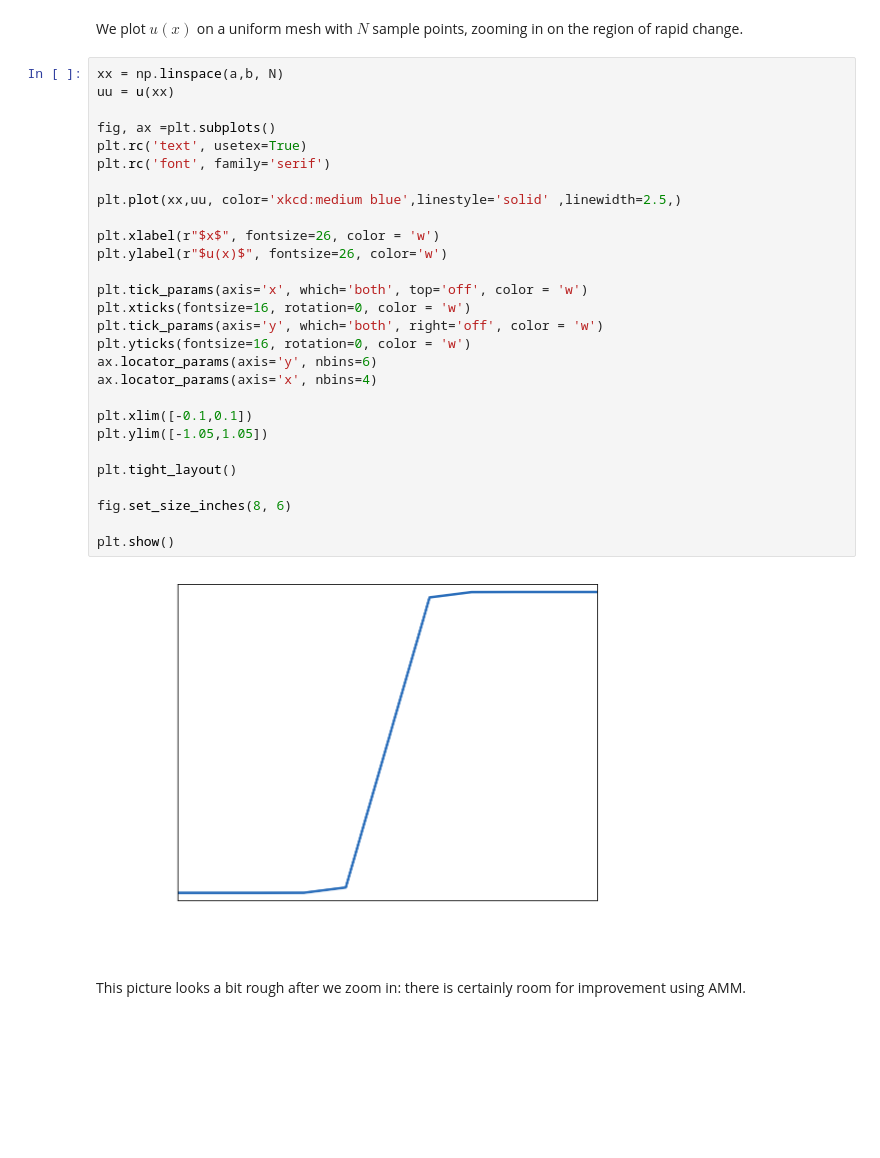
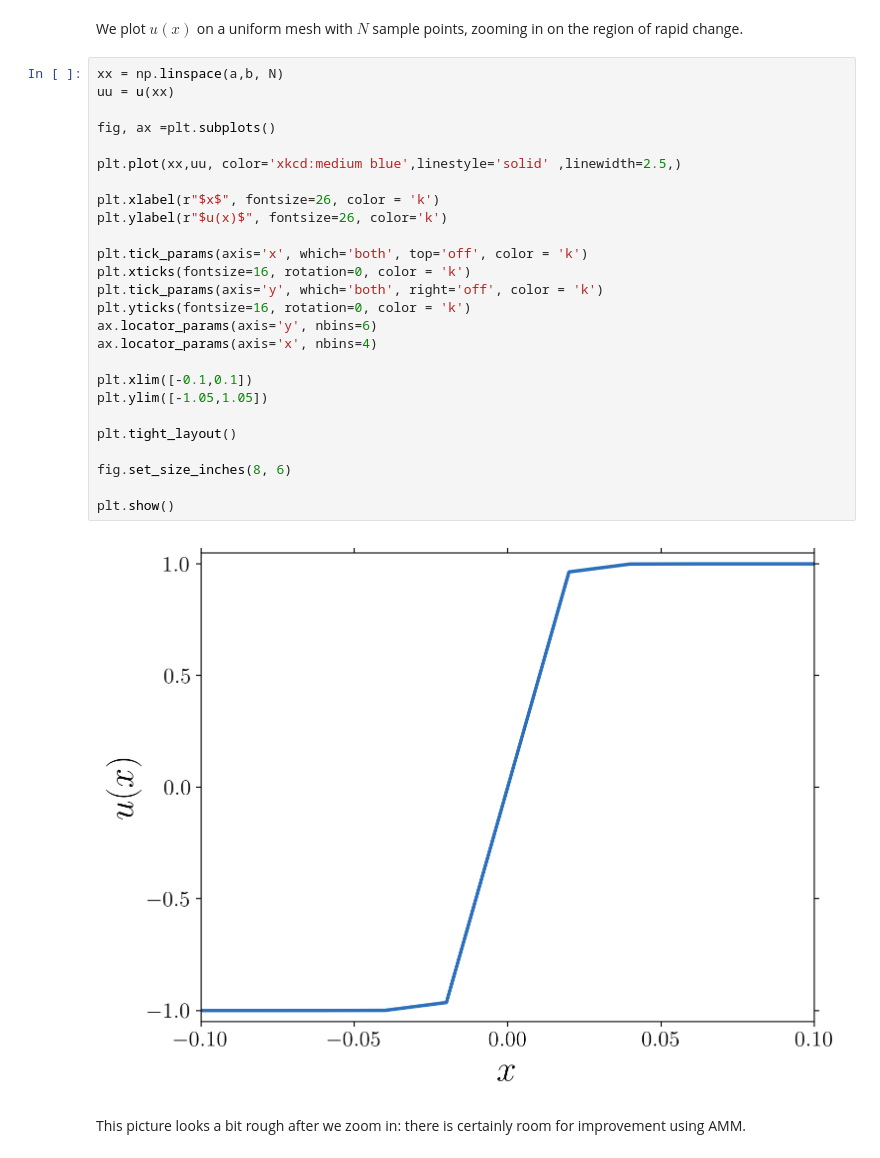
Before and after one commit to ageorgemorgan/teaching, a Jupyter notebook: amm_density_basic.ipynb, the cells around one changed output. Saved outputs shown, nothing was run; the diff lists cells and outputs as text; blank space fills up the shorter version.

```diff
--- a/amm_density_basic.ipynb
+++ b/amm_density_basic.ipynb
@@ -194,33 +213,31 @@ We plot $u(x)$ on a uniform mesh with $N$ sample points, zooming in on the regio
 # %%
 xx = np.linspace(a,b, N)
 uu = u(xx)
 
 fig, ax =plt.subplots()
-plt.rc('text', usetex=True)
-plt.rc('font', family='serif')
 
 plt.plot(xx,uu, color='xkcd:medium blue',linestyle='solid' ,linewidth=2.5,)
 
-plt.xlabel(r"$x$", fontsize=26, color = 'w')
-plt.ylabel(r"$u(x)$", fontsize=26, color='w')
+plt.xlabel(r"$x$", fontsize=26, color = 'k')
+plt.ylabel(r"$u(x)$", fontsize=26, color='k')
 
-plt.tick_params(axis='x', which='both', top='off', color = 'w')
-plt.xticks(fontsize=16, rotation=0, color = 'w')
-plt.tick_params(axis='y', which='both', right='off', color = 'w')
-plt.yticks(fontsize=16, rotation=0, color = 'w')
+plt.tick_params(axis='x', which='both', top='off', color = 'k')
+plt.xticks(fontsize=16, rotation=0, color = 'k')
+plt.tick_params(axis='y', which='both', right='off', color = 'k')
+plt.yticks(fontsize=16, rotation=0, color = 'k')
 ax.locator_params(axis='y', nbins=6)
 ax.locator_params(axis='x', nbins=4)
 
 plt.xlim([-0.1,0.1])
 plt.ylim([-1.05,1.05])
 
 plt.tight_layout()
 
 fig.set_size_inches(8, 6)
 
 plt.show()
 # %% [output]
-[figure, old version]
+[figure, new version]
 # %% [markdown]
 This picture looks a bit rough after we zoom in: there is certainly room for improvement using AMM.
 # %% [markdown]
```
Also changed, not shown: parts of 7 cells of this notebook.
